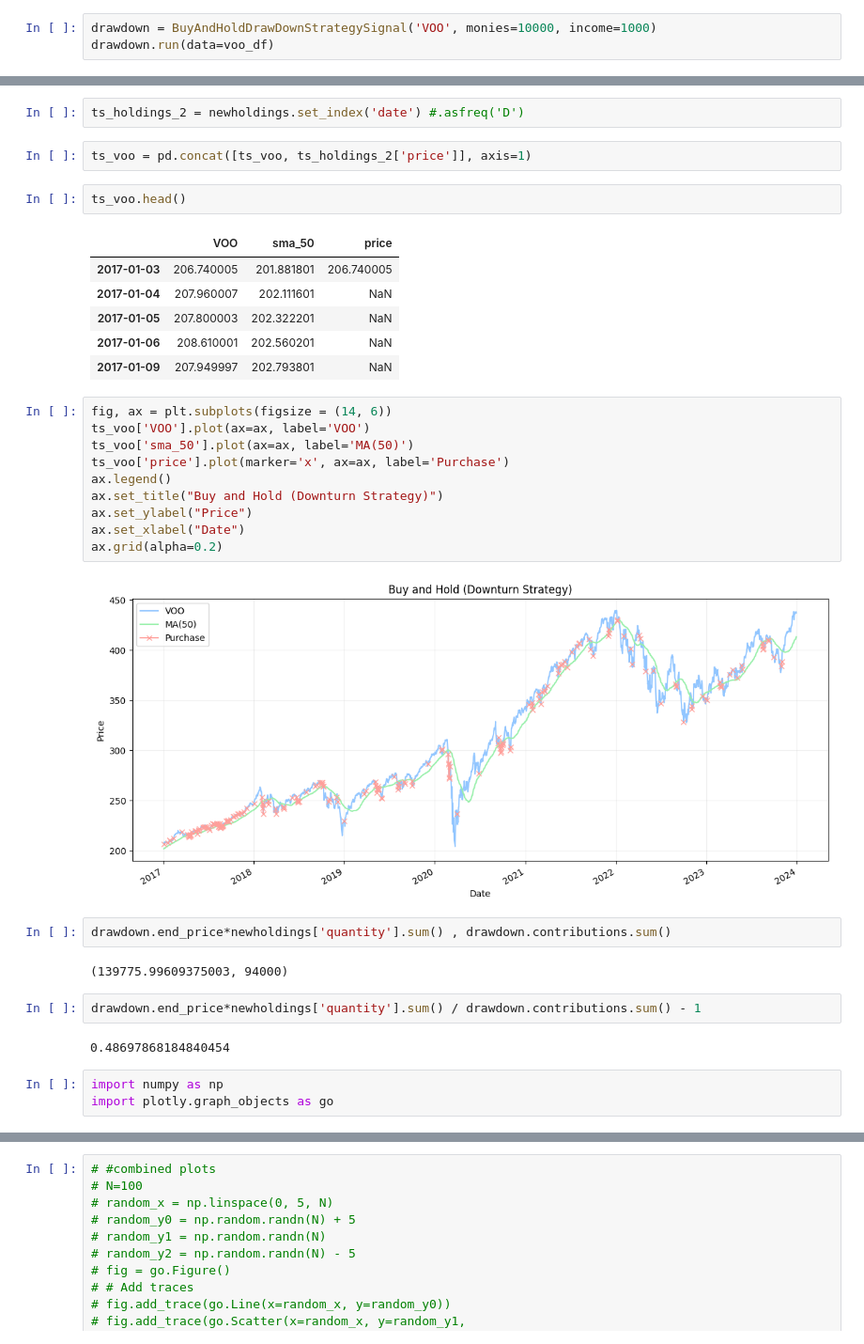
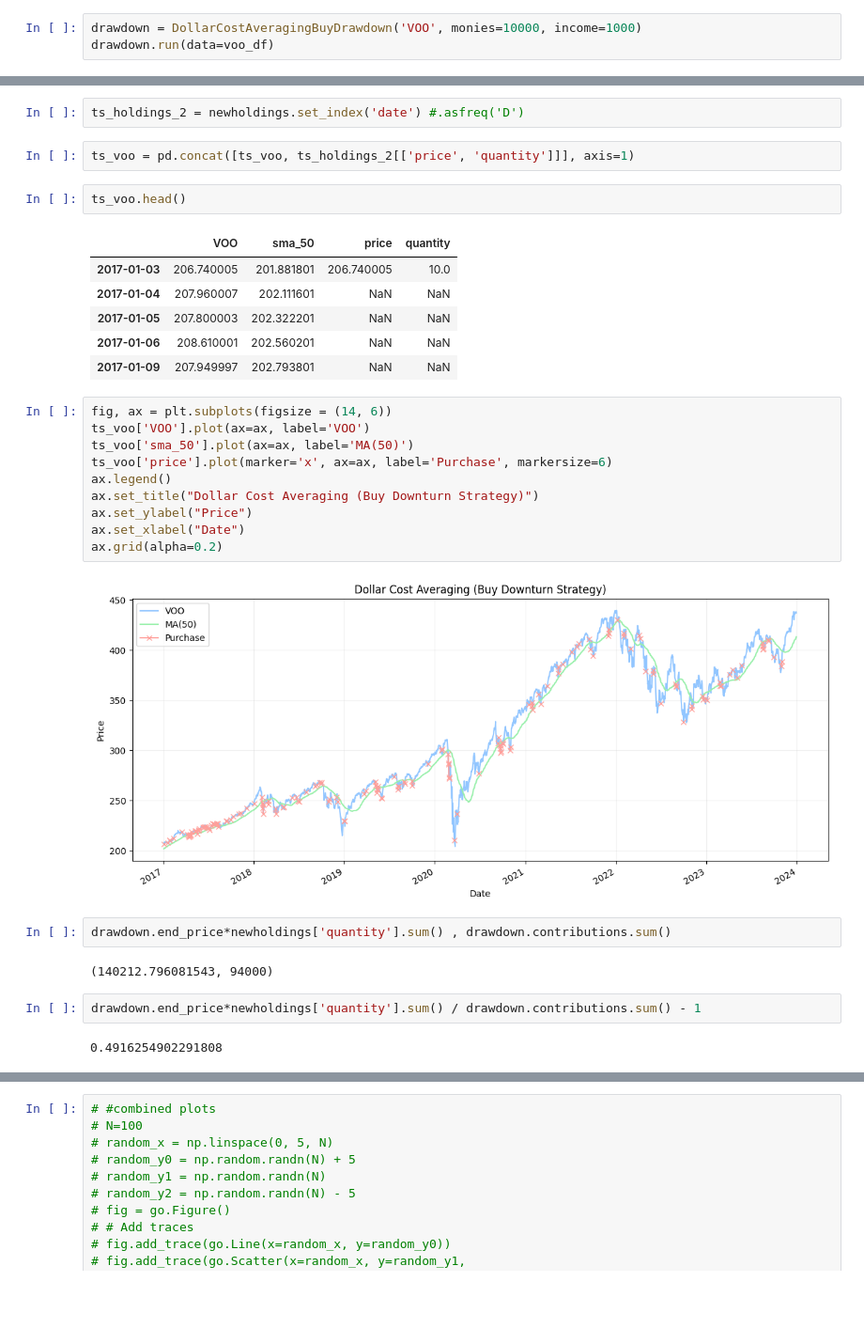
Before and after one commit to Johnnyboycurtis/stock-market-analysis, a Jupyter notebook: experiments-backtesting-dev.ipynb, the cells around one changed output, grey strips where cells are left out. Shown: that part at 94% size. Cells and saved outputs as stored; diff of their text form; blank space fills up the shorter version.

```diff
--- a/experiments-backtesting-dev.ipynb
+++ b/experiments-backtesting-dev.ipynb
@@ -99,7 +124,7 @@ del ts_voo
 # %% [markdown]
 ## Downturn Strategy
 # %%
-drawdown = BuyAndHoldDrawDownStrategySignal('VOO', monies=10000, income=1000)
+drawdown = DollarCostAveragingBuyDrawdown('VOO', monies=10000, income=1000)
 drawdown.run(data=voo_df)
 # %%
 newholdings = drawdown.holdings.to_pandas()
@@ -116,37 +141,34 @@ ts_voo = voo_df.set_index('Date')
 # %%
 ts_holdings_2 = newholdings.set_index('date') #.asfreq('D')
 # %%
-ts_voo = pd.concat([ts_voo, ts_holdings_2['price']], axis=1)
+ts_voo = pd.concat([ts_voo, ts_holdings_2[['price', 'quantity']]], axis=1)
 # %%
 ts_voo.head()
 # %% [output]
-|  | VOO | sma_50 | price |
-| 2017-01-03 | 206.740005 | 201.881801 | 206.740005 |
-| 2017-01-04 | 207.960007 | 202.111601 | NaN |
-| 2017-01-05 | 207.800003 | 202.322201 | NaN |
-| 2017-01-06 | 208.610001 | 202.560201 | NaN |
-| 2017-01-09 | 207.949997 | 202.793801 | NaN |
+|  | VOO | sma_50 | price | quantity |
+| 2017-01-03 | 206.740005 | 201.881801 | 206.740005 | 10.0 |
+| 2017-01-04 | 207.960007 | 202.111601 | NaN | NaN |
+| 2017-01-05 | 207.800003 | 202.322201 | NaN | NaN |
+| 2017-01-06 | 208.610001 | 202.560201 | NaN | NaN |
+| 2017-01-09 | 207.949997 | 202.793801 | NaN | NaN |
 # %%
 fig, ax = plt.subplots(figsize = (14, 6))
 ts_voo['VOO'].plot(ax=ax, label='VOO')
 ts_voo['sma_50'].plot(ax=ax, label='MA(50)')
-ts_voo['price'].plot(marker='x', ax=ax, label='Purchase')
+ts_voo['price'].plot(marker='x', ax=ax, label='Purchase', markersize=6)
 ax.legend()
-ax.set_title("Buy and Hold (Downturn Strategy)")
+ax.set_title("Dollar Cost Averaging (Buy Downturn Strategy)")
 ax.set_ylabel("Price")
 ax.set_xlabel("Date")
 ax.grid(alpha=0.2)
 # %% [output]
-[figure, old version]
+[figure, new version]
 # %%
 drawdown.end_price*newholdings['quantity'].sum() , drawdown.contributions.sum()
 # %% [output]
-(139775.99609375003, 94000)
+(140212.796081543, 94000)
 # %%
 drawdown.end_price*newholdings['quantity'].sum() / drawdown.contributions.sum() - 1
 # %% [output]
-0.48697868184840454
+0.4916254902291808
-# %%
-import numpy as np
-import plotly.graph_objects as go
 # %%
```
Also changed, not shown: parts of 8 cells of this notebook.
